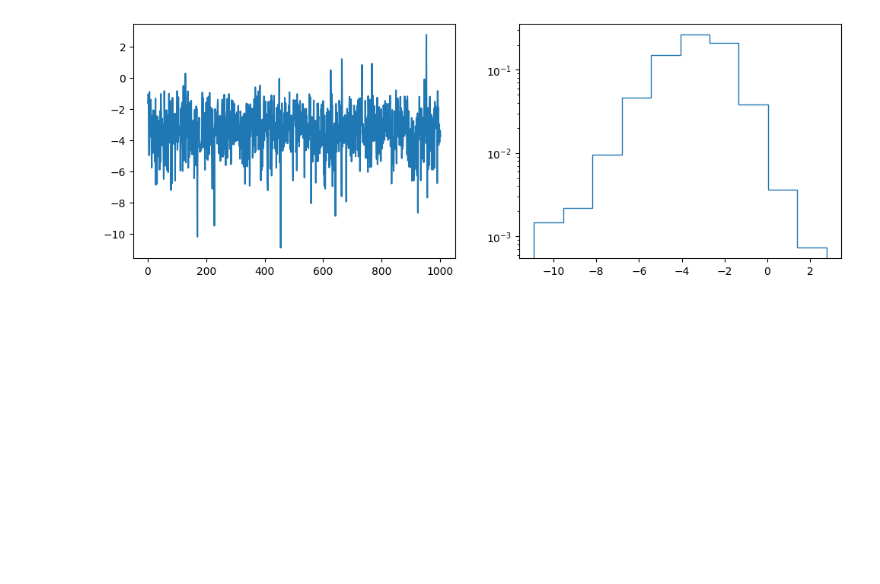
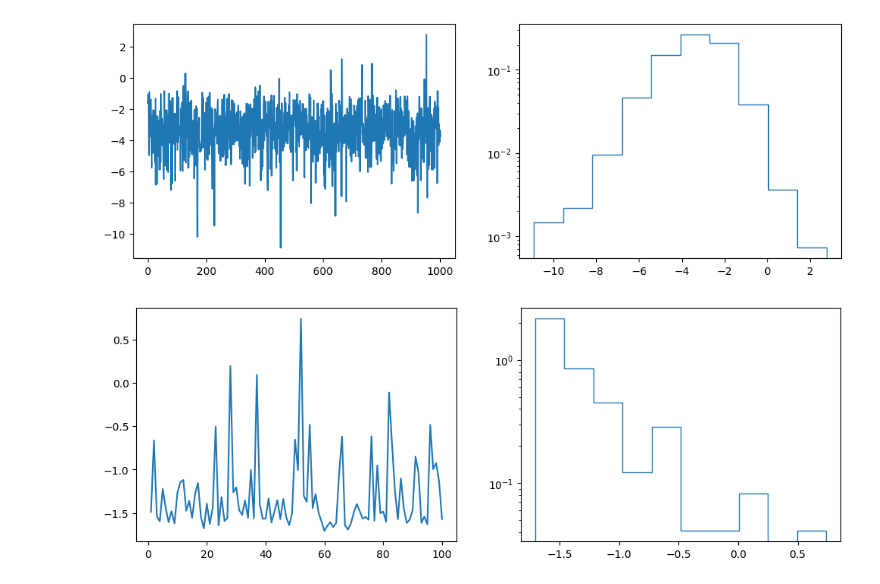
Before and after one commit to anero-wr/bgflow, a Jupyter notebook: notebooks/LJ_equivariant.ipynb, the cells around one changed output. Saved outputs shown, nothing was run; the diff lists cells and outputs as text; code cells hidden in the pictures; blank space fills up the shorter version.

```diff
--- a/notebooks/LJ_equivariant.ipynb
+++ b/notebooks/LJ_equivariant.ipynb
@@ -88,9 +88,14 @@ from bgflow import NormalDistribution, TruncatedNormalDistribution
 
 mean = torch.Tensor(coordinates[10]).view(dim_ics)
 cov = torch.zeros(dim_ics, dim_ics)
-cov = cov.fill_diagonal_(0.01)
+cov = cov.fill_diagonal_(0.001)
 
 prior = NormalDistribution(dim_ics, mean=mean, cov=cov)
+# %%
+data_prior = prior._sample_with_temperature(100, temperature=temperature)
+plot_energy(data_prior, target)
+# %% [output]
+[figure, added]
 # %%
 def constraint(x):
     return torch.where((abs(x) > side).clone().detach(), x - 2 * side * torch.sign(x) * torch.floor(abs(x)/side), x)
```
Also changed, not shown: parts of 9 cells of this notebook, 1 other file.
